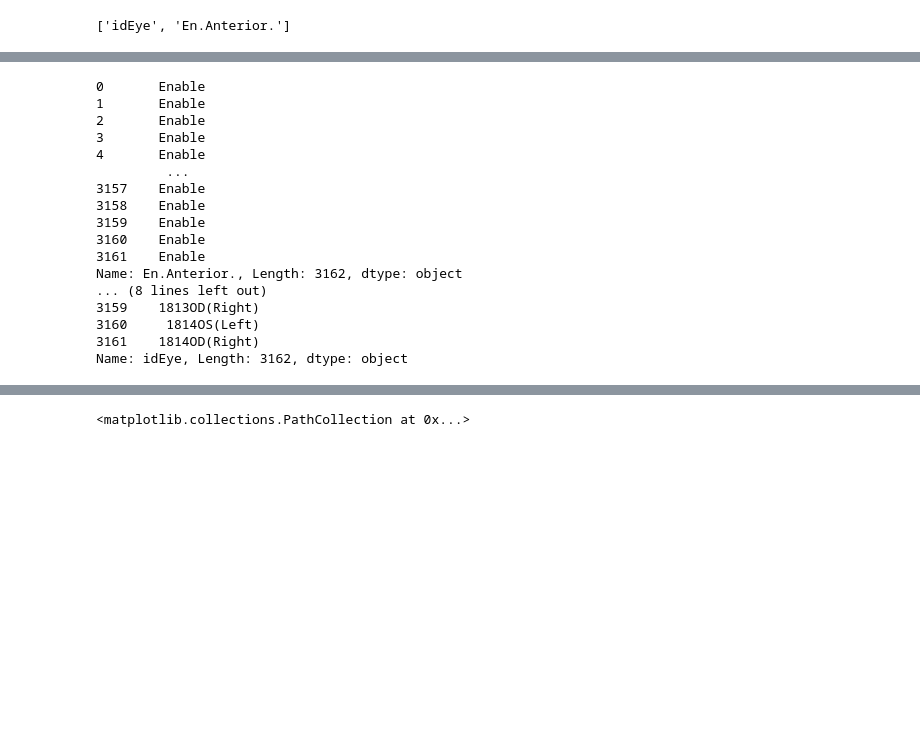
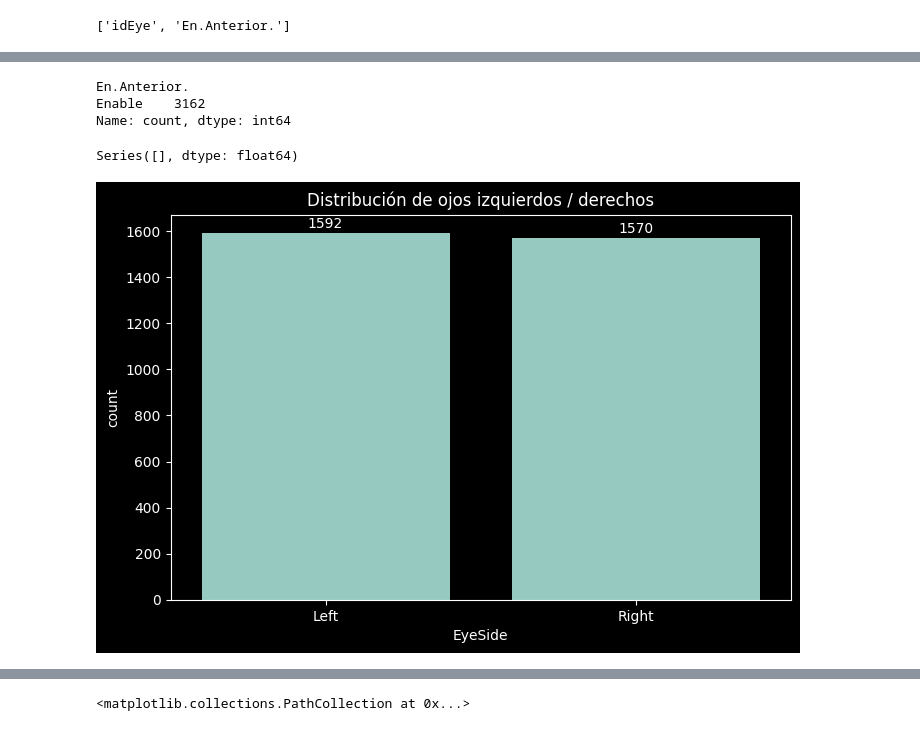
Before and after one commit to zamef/ProyectoTSBM, a Jupyter notebook: ProyectoDeteccionQueratocono.ipynb, the cells around one changed output, grey strips where cells are left out. Cells and saved outputs as stored; diff of their text form; code cells hidden in the pictures; blank space fills up the shorter version.

```diff
--- a/ProyectoDeteccionQueratocono.ipynb
+++ b/ProyectoDeteccionQueratocono.ipynb
@@ -125,21 +130,44 @@ sel_cols
 # %%
-print(data['En.Anterior.'])
-print(data['idEye'])
+data['En.Anterior.'].value_counts()
 # %% [output]
-0       Enable
-1       Enable
-2       Enable
-3       Enable
-4       Enable
-         ...
-3157    Enable
-3158    Enable
-3159    Enable
-3160    Enable
-3161    Enable
-Name: En.Anterior., Length: 3162, dtype: object
-... (8 lines left out)
-3159    1813OD(Right)
-3160     1814OS(Left)
-3161    1814OD(Right)
-Name: idEye, Length: 3162, dtype: object
+En.Anterior.
+Enable    3162
+Name: count, dtype: int64
+# %%
+# porcentaje de valores faltantes por columna
+null = data.isnull().mean() * 100
+null = null[null > 0].sort_values(ascending=False)
+
+null     # no hay datos nulos
+# %% [output]
+Series([], dtype: float64)
+# %%
+# función para saber el lado del ojo
+def eye_side(s):
+    if 'Left' in s:
+        return 'Left'
+    elif 'Right' in s:
+        return 'Right'
+    else:
+        return 'Unknown'
+
+data['EyeSide'] = data['idEye'].apply(eye_side)
+# %%
+# visualización
+plt.figure(figsize=(8, 5))
+plt.grid(False)
+ax = sns.countplot(data=data, x='EyeSide')
+plt.title('Distribución de ojos izquierdos / derechos')
+
+# conteo de cada columna
+for bar in ax.patches:
+    height = bar.get_height()
+    ax.text(bar.get_x() + bar.get_width()/2.,
+            height + 10,
+            f'{int(height)}',
+            ha='center',
+            va='bottom')
+
+plt.show()
+# %% [output]
+[figure, added]
```
Also changed, not shown: parts of 28 cells of this notebook.
